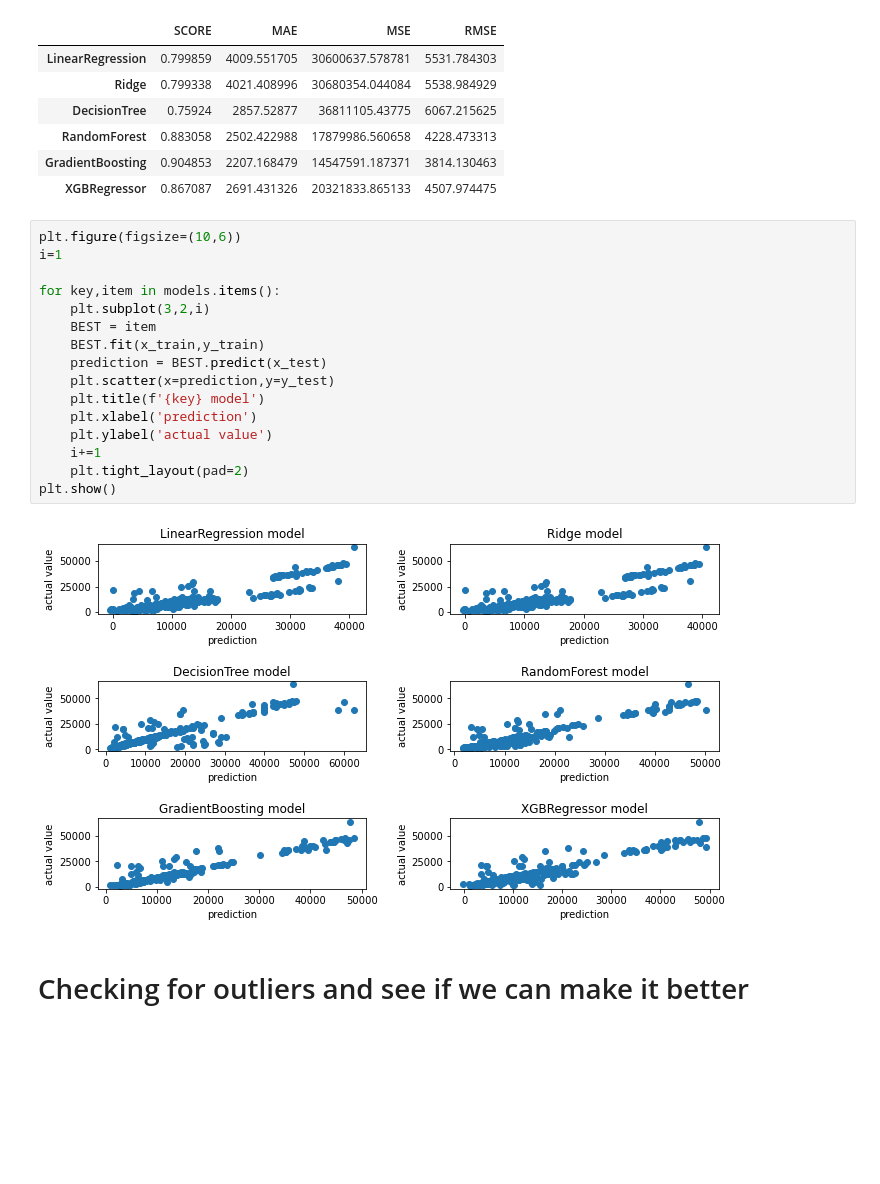
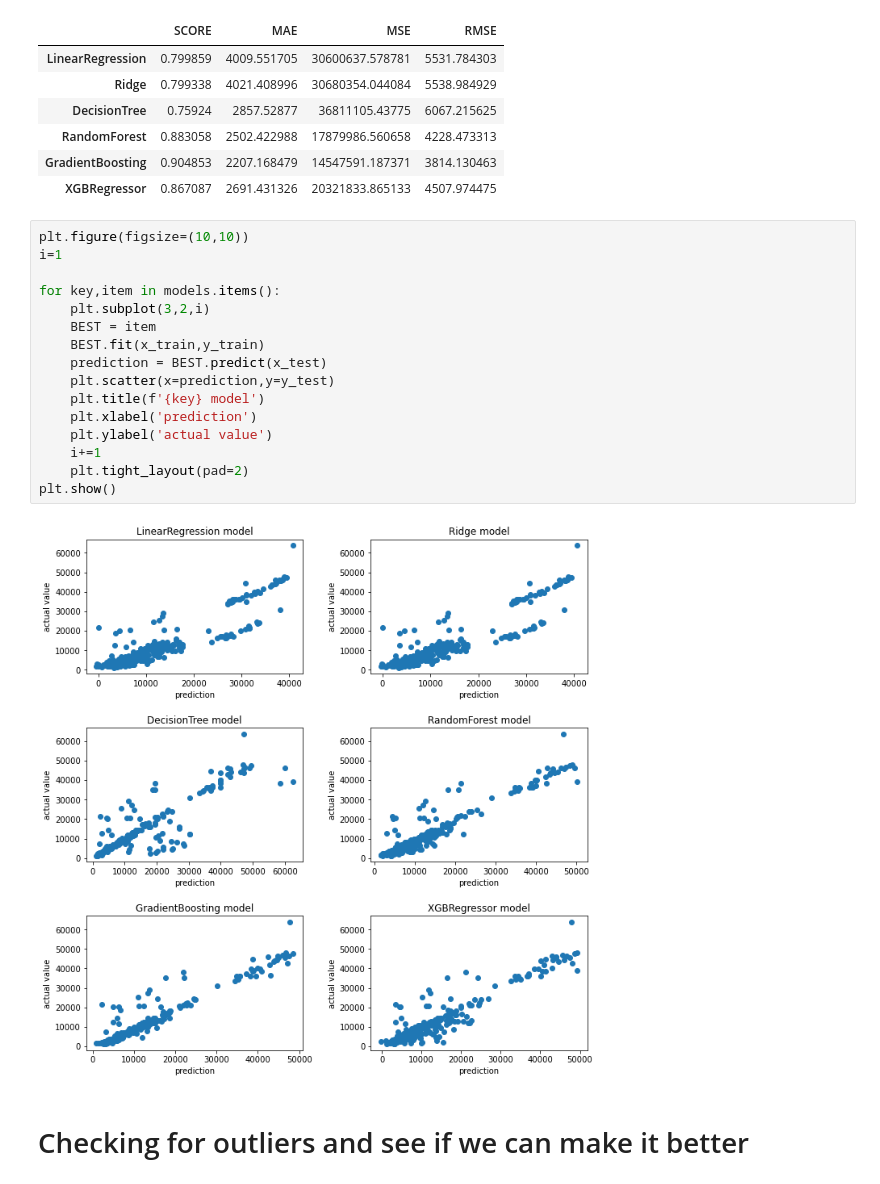
Before and after one commit to isoori/Insurancee, a Jupyter notebook: Untitled.ipynb, the cells around one changed output. Cells and saved outputs as stored; diff of their text form; blank space fills up the shorter version.

```diff
--- a/Untitled.ipynb
+++ b/Untitled.ipynb
@@ -103,23 +102,23 @@ Regressor(models,x_train,x_test,y_train,y_test)
 | GradientBoosting | 0.904853 | 2207.168479 | 14547591.187371 | 3814.130463 |
 | XGBRegressor | 0.867087 | 2691.431326 | 20321833.865133 | 4507.974475 |
 # %%
-plt.figure(figsize=(10,6))
+plt.figure(figsize=(10,10))
 i=1
 
 for key,item in models.items():
     plt.subplot(3,2,i)
     BEST = item
     BEST.fit(x_train,y_train)
     prediction = BEST.predict(x_test)
     plt.scatter(x=prediction,y=y_test)
     plt.title(f'{key} model')
     plt.xlabel('prediction')
     plt.ylabel('actual value')
     i+=1
     plt.tight_layout(pad=2)
 plt.show()
 # %% [output]
-[figure, old version]
+[figure, new version]
 # %% [markdown]
 # Checking for outliers and see if we can make it better
 # %%
```
Also changed, not shown: parts of 25 cells of this notebook.
